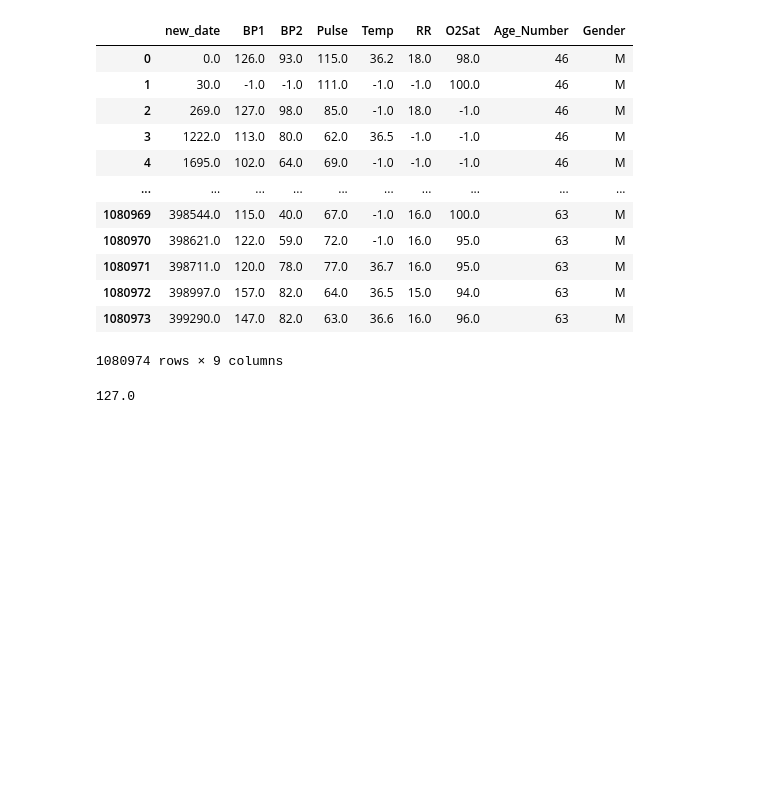
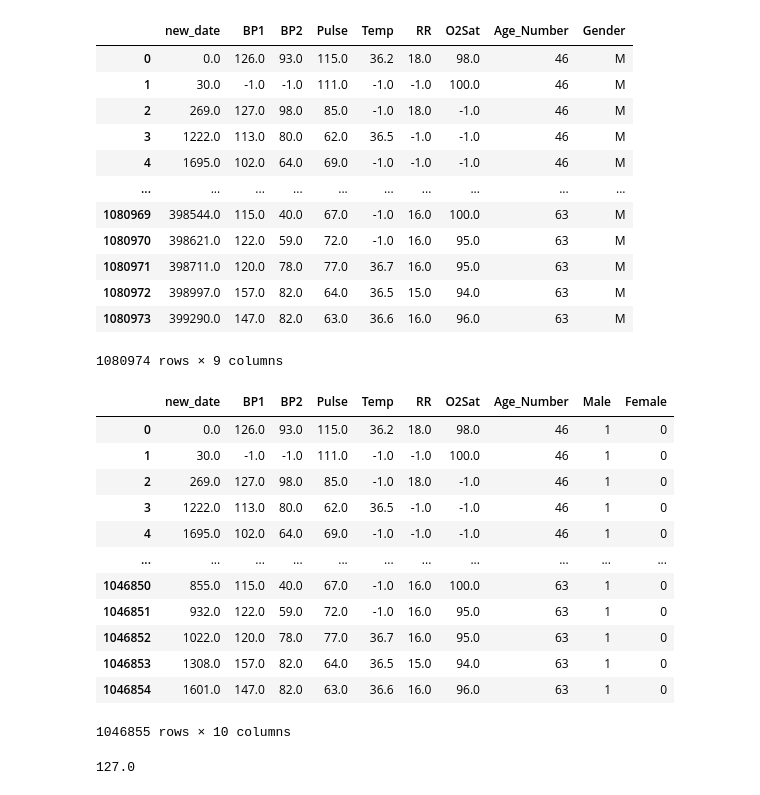
Before and after one commit to Adam2611/House.ai-Data-Analysis, a Jupyter notebook: sepsis_project/DataFormattingScript/17_c_determine_missing_values.ipynb, the cells around one changed output. Saved outputs shown, nothing was run; the diff lists cells and outputs as text; code cells hidden in the pictures; blank space fills up the shorter version.

```diff
--- a/sepsis_project/DataFormattingScript/17_c_determine_missing_values.ipynb
+++ b/sepsis_project/DataFormattingScript/17_c_determine_missing_values.ipynb
@@ -146,6 +146,23 @@ df1
 | 1080972 | 398997.0 | 157.0 | 82.0 | 64.0 | 36.5 | 15.0 | 94.0 | 63 | M |
 | 1080973 | 399290.0 | 147.0 | 82.0 | 63.0 | 36.6 | 16.0 | 96.0 | 63 | M |
 1080974 rows × 9 columns
+# %%
+del df1["Unnamed: 0"]
+df1
+# %% [output]
+|  | new_date | BP1 | BP2 | Pulse | Temp | RR | O2Sat | Age_Number | Male | Female |
+| 0 | 0.0 | 126.0 | 93.0 | 115.0 | 36.2 | 18.0 | 98.0 | 46 | 1 | 0 |
+| 1 | 30.0 | -1.0 | -1.0 | 111.0 | -1.0 | -1.0 | 100.0 | 46 | 1 | 0 |
+| 2 | 269.0 | 127.0 | 98.0 | 85.0 | -1.0 | 18.0 | -1.0 | 46 | 1 | 0 |
+| 3 | 1222.0 | 113.0 | 80.0 | 62.0 | 36.5 | -1.0 | -1.0 | 46 | 1 | 0 |
+| 4 | 1695.0 | 102.0 | 64.0 | 69.0 | -1.0 | -1.0 | -1.0 | 46 | 1 | 0 |
+| ... | ... | ... | ... | ... | ... | ... | ... | ... | ... | ... |
+| 1046850 | 855.0 | 115.0 | 40.0 | 67.0 | -1.0 | 16.0 | 100.0 | 63 | 1 | 0 |
+| 1046851 | 932.0 | 122.0 | 59.0 | 72.0 | -1.0 | 16.0 | 95.0 | 63 | 1 | 0 |
+| 1046852 | 1022.0 | 120.0 | 78.0 | 77.0 | 36.7 | 16.0 | 95.0 | 63 | 1 | 0 |
+| 1046853 | 1308.0 | 157.0 | 82.0 | 64.0 | 36.5 | 15.0 | 94.0 | 63 | 1 | 0 |
+| 1046854 | 1601.0 | 147.0 | 82.0 | 63.0 | 36.6 | 16.0 | 96.0 | 63 | 1 | 0 |
+1046855 rows × 10 columns
 # %%
 df1.iloc[2][1] #row, column
 # %% [output]
```
Also changed, not shown: parts of 6 cells of this notebook, 2 other files.
